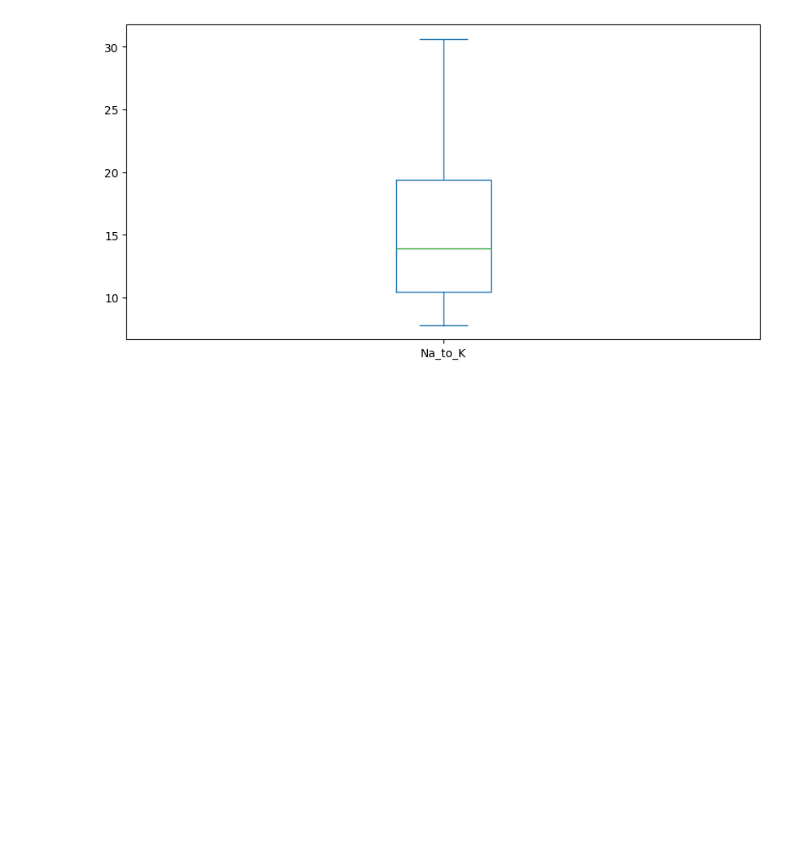
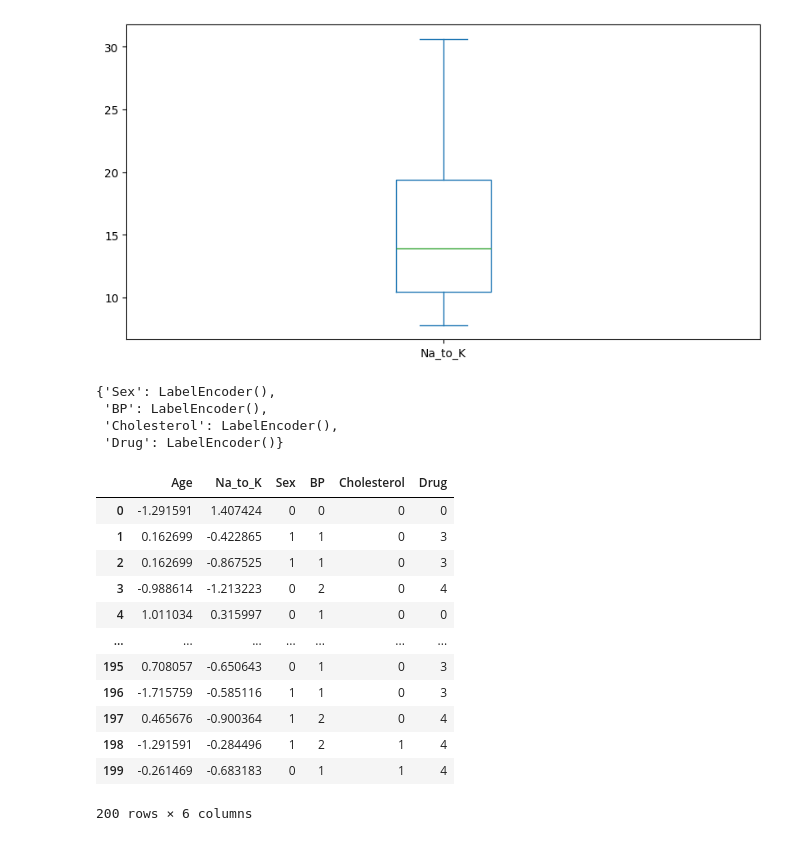
Before and after one commit to loplop05/DrugClassification, a Jupyter notebook: DrugClassificaiton.ipynb, the cells around one changed output. Cells and saved outputs as stored; diff of their text form; code cells hidden in the pictures; blank space fills up the shorter version.

```diff
--- a/DrugClassificaiton.ipynb
+++ b/DrugClassificaiton.ipynb
@@ -123,0 +134,7 @@ df['Na_to_K'].plot.box(figsize=(10, 5))
+# %%
+encode_categorical_columns(df, categorical_cols)
+# %% [output]
+{'Sex': LabelEncoder(),
+ 'BP': LabelEncoder(),
+ 'Cholesterol': LabelEncoder(),
+ 'Drug': LabelEncoder()}
@@ -123,0 +143,22 @@ df['Na_to_K'].plot.box(figsize=(10, 5))
+# %%
+scaler = StandardScaler()
+# %%
+scaled_df = pd.DataFrame(scaler.fit_transform(df[numerical_cols]), columns=numerical_cols)
+# %%
+df = scaled_df.join(df[categorical_cols])
+# %%
+df
+# %% [output]
+|  | Age | Na_to_K | Sex | BP | Cholesterol | Drug |
+| 0 | -1.291591 | 1.407424 | 0 | 0 | 0 | 0 |
+| 1 | 0.162699 | -0.422865 | 1 | 1 | 0 | 3 |
+| 2 | 0.162699 | -0.867525 | 1 | 1 | 0 | 3 |
+| 3 | -0.988614 | -1.213223 | 0 | 2 | 0 | 4 |
+| 4 | 1.011034 | 0.315997 | 0 | 1 | 0 | 0 |
+| ... | ... | ... | ... | ... | ... | ... |
+| 195 | 0.708057 | -0.650643 | 0 | 1 | 0 | 3 |
+| 196 | -1.715759 | -0.585116 | 1 | 1 | 0 | 3 |
+| 197 | 0.465676 | -0.900364 | 1 | 2 | 0 | 4 |
+| 198 | -1.291591 | -0.284496 | 1 | 2 | 1 | 4 |
+| 199 | -0.261469 | -0.683183 | 0 | 1 | 1 | 4 |
+200 rows × 6 columns
```
Also changed, not shown: parts of 3 cells of this notebook.
